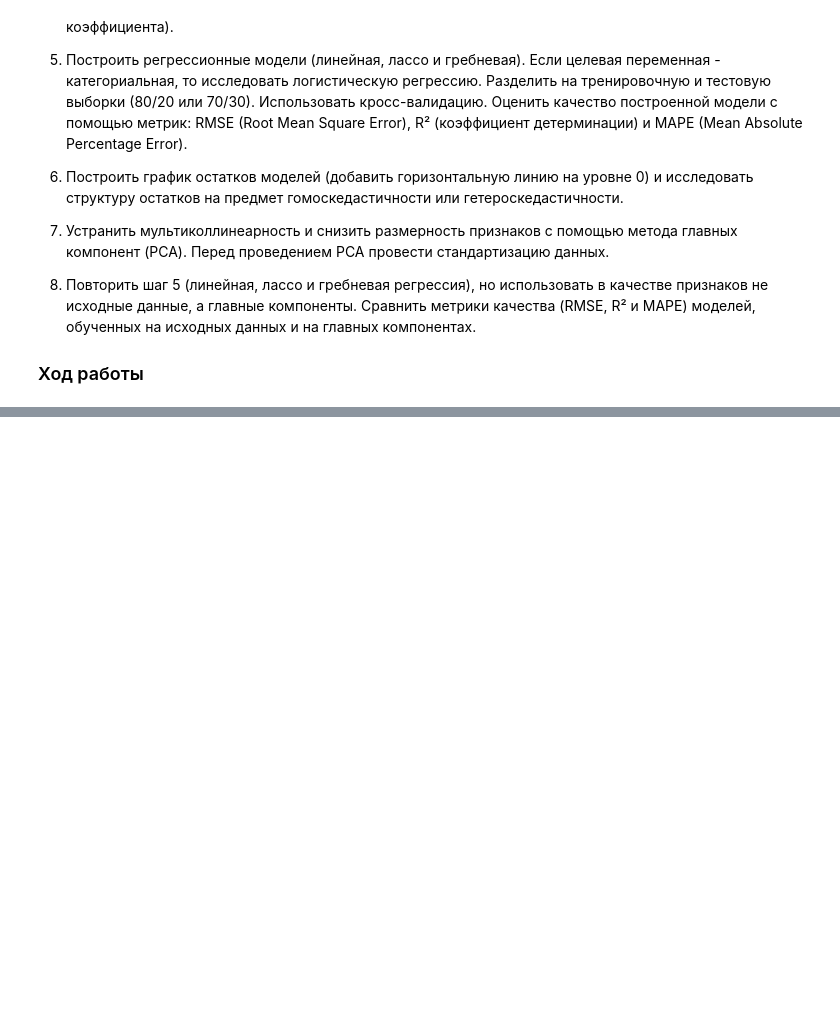
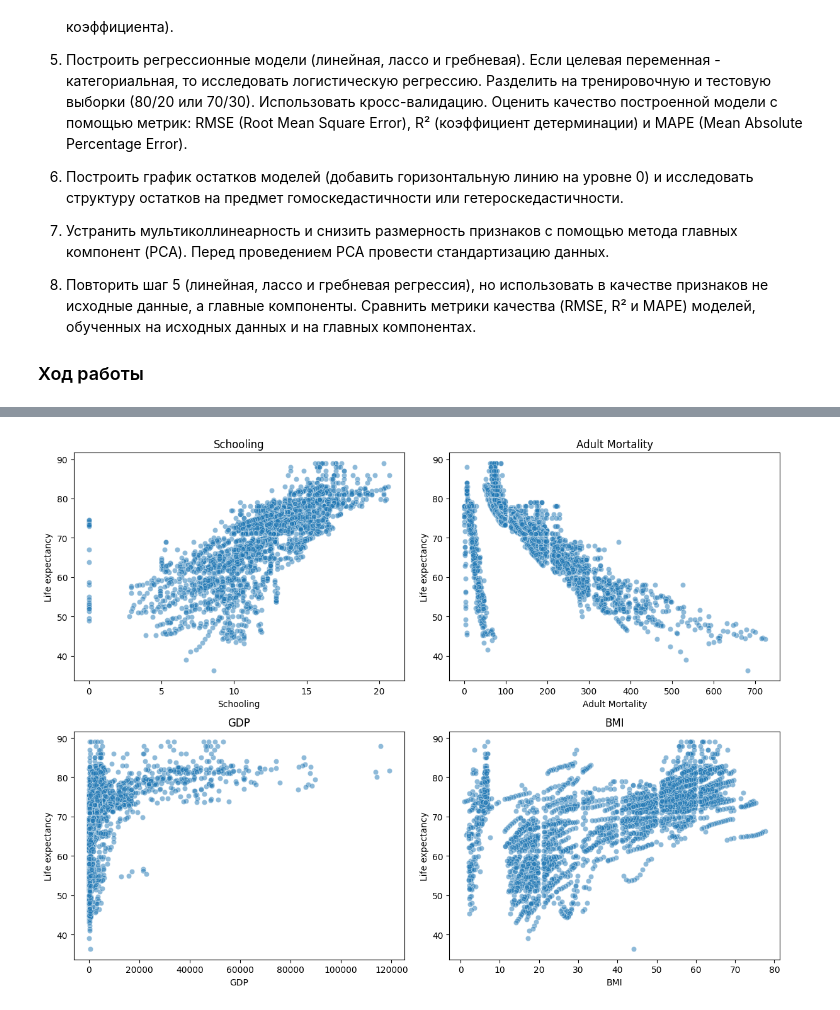
Before and after one commit to anna-1225/lab_1_machine_learning, a Jupyter notebook: report.ipynb, the cells around one changed output, grey strips where cells are left out. Saved outputs shown, nothing was run; the diff lists cells and outputs as text; code cells hidden in the pictures; blank space fills up the shorter version.

```diff
--- a/report.ipynb
+++ b/report.ipynb
@@ -26,0 +178,24 @@ display(
+# %%
+features = [
+    "Schooling",
+    "Adult Mortality",
+    "GDP",
+    "BMI"
+]
+
+fig, axes = plt.subplots(2, 2, figsize=(12, 9))
+
+for ax, feature in zip(axes.flat, features):
+    sns.scatterplot(
+        data=df,
+        x=feature,
+        y="Life expectancy",
+        alpha=0.5,
+        ax=ax
+    )
+    ax.set_title(feature)
+
+plt.tight_layout()
+plt.show()
+# %% [output]
+[figure, added]
```
Also changed, not shown: parts of 34 cells of this notebook.
